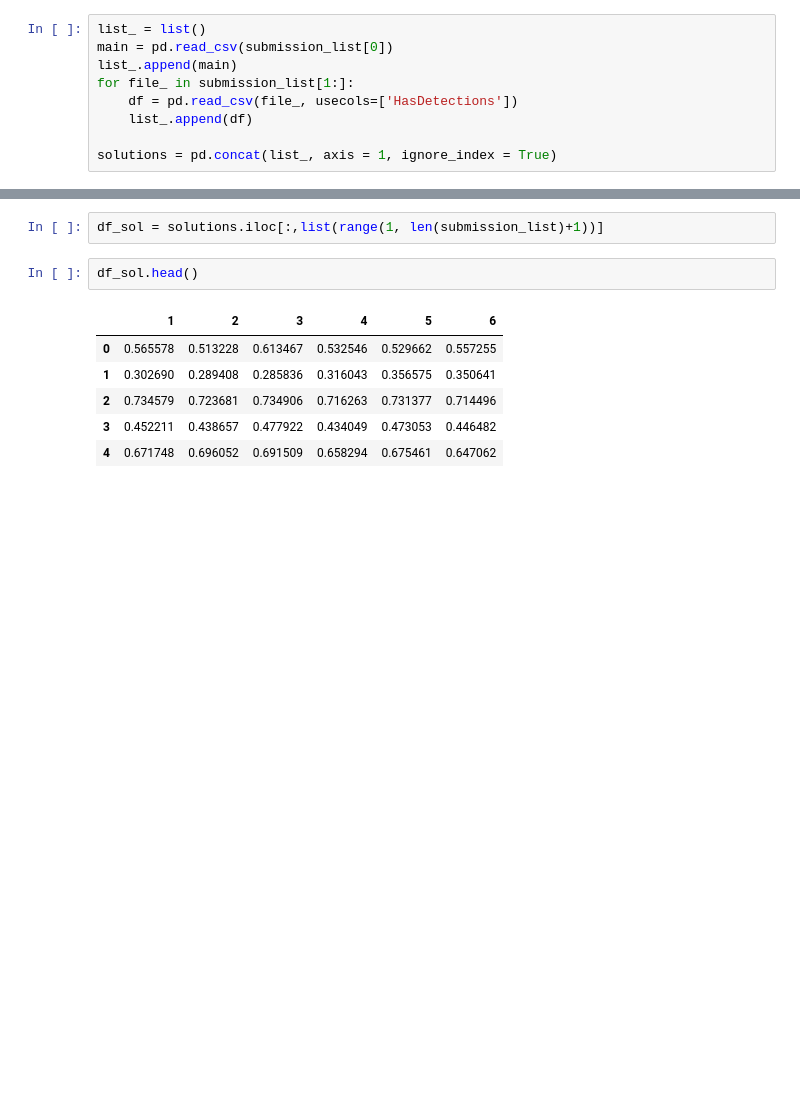
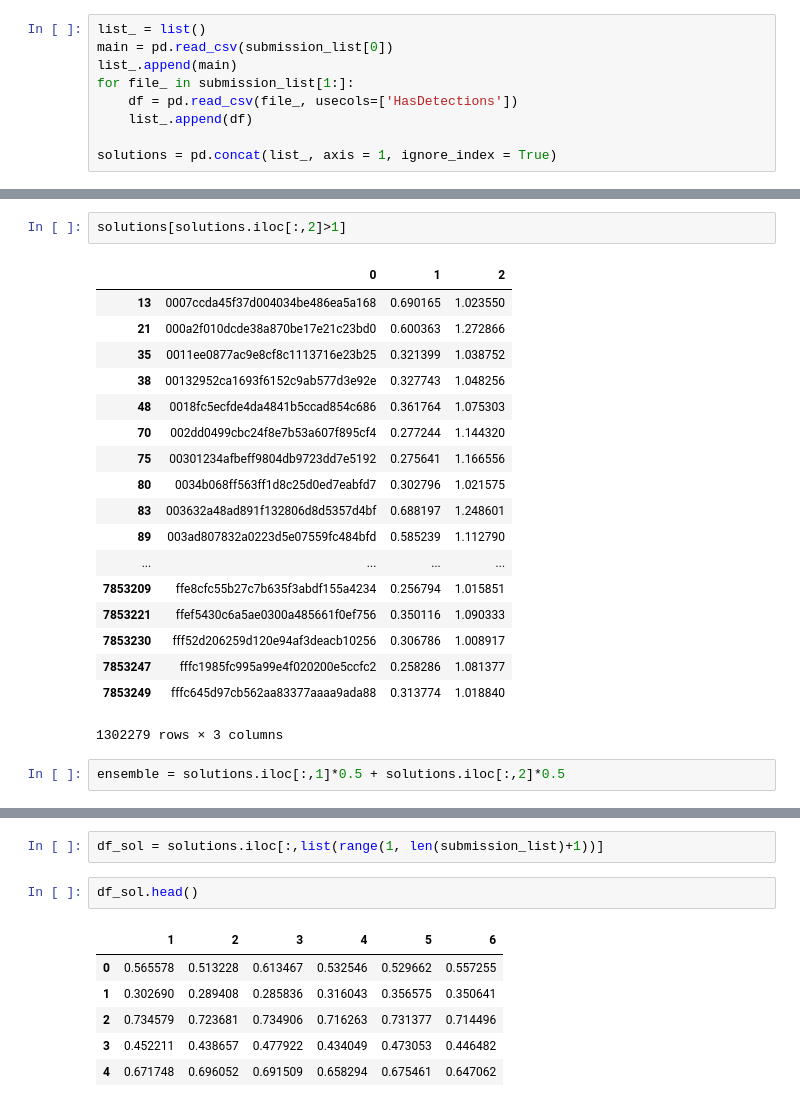
Before and after one commit to rodgomrod/kaggle_microsoft, a Jupyter notebook: Notebooks/models/prueba_ensembler.ipynb, the cells around one changed output, grey strips where cells are left out. Drawn from its saved outputs; the diff is of its cells as text; blank space fills up the shorter version.

```diff
--- a/Notebooks/models/prueba_ensembler.ipynb
+++ b/Notebooks/models/prueba_ensembler.ipynb
@@ -119,0 +116,23 @@ solutions.head(20)
+# %%
+solutions[solutions.iloc[:,2]>1]
+# %% [output]
+|  | 0 | 1 | 2 |
+| 13 | 0007ccda45f37d004034be486ea5a168 | 0.690165 | 1.023550 |
+| 21 | 000a2f010dcde38a870be17e21c23bd0 | 0.600363 | 1.272866 |
+| 35 | 0011ee0877ac9e8cf8c1113716e23b25 | 0.321399 | 1.038752 |
+| 38 | 00132952ca1693f6152c9ab577d3e92e | 0.327743 | 1.048256 |
+| 48 | 0018fc5ecfde4da4841b5ccad854c686 | 0.361764 | 1.075303 |
+| 70 | 002dd0499cbc24f8e7b53a607f895cf4 | 0.277244 | 1.144320 |
+| 75 | 00301234afbeff9804db9723dd7e5192 | 0.275641 | 1.166556 |
+| 80 | 0034b068ff563ff1d8c25d0ed7eabfd7 | 0.302796 | 1.021575 |
+| 83 | 003632a48ad891f132806d8d5357d4bf | 0.688197 | 1.248601 |
+| 89 | 003ad807832a0223d5e07559fc484bfd | 0.585239 | 1.112790 |
+| ... | ... | ... | ... |
+| 7853209 | ffe8cfc55b27c7b635f3abdf155a4234 | 0.256794 | 1.015851 |
+| 7853221 | ffef5430c6a5ae0300a485661f0ef756 | 0.350116 | 1.090333 |
+| 7853230 | fff52d206259d120e94af3deacb10256 | 0.306786 | 1.008917 |
+| 7853247 | fffc1985fc995a99e4f020200e5ccfc2 | 0.258286 | 1.081377 |
+| 7853249 | fffc645d97cb562aa83377aaaa9ada88 | 0.313774 | 1.018840 |
+1302279 rows × 3 columns
+# %%
+ensemble = solutions.iloc[:,1]*0.5 + solutions.iloc[:,2]*0.5
```
Also changed, not shown: parts of 7 cells of this notebook, 6 other files.
